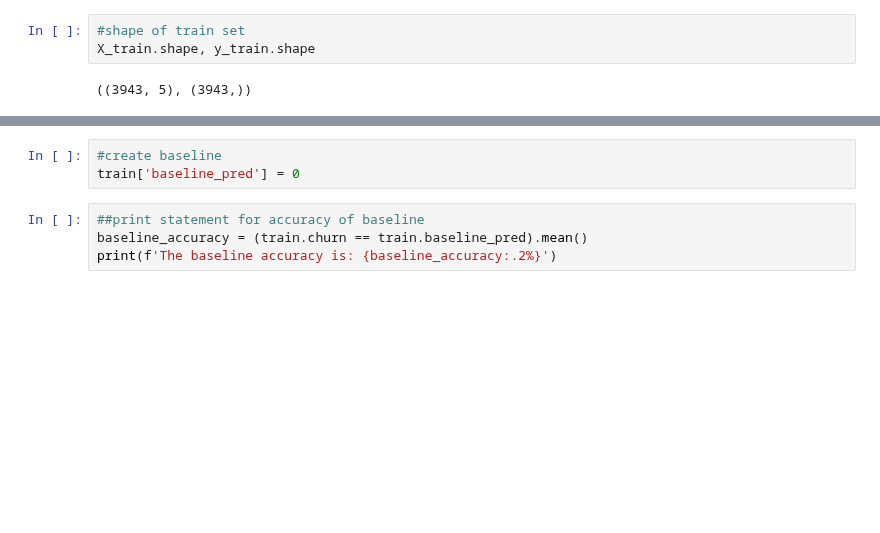
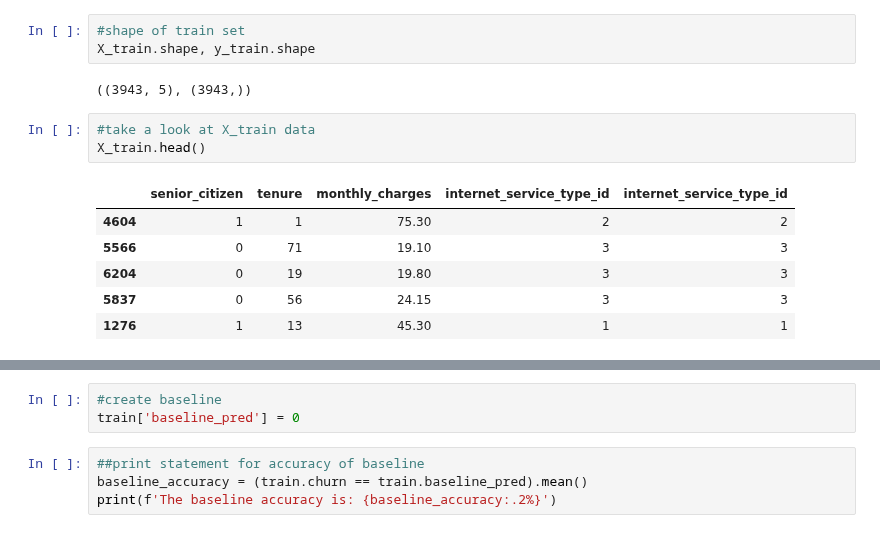
Before and after one commit to natasharivers/Classification_Projec, a Jupyter notebook: Final_Notebook.ipynb, the cells around one changed output, grey strips where cells are left out. Cells and saved outputs as stored; diff of their text form; blank space fills up the shorter version.

```diff
--- a/Final_Notebook.ipynb
+++ b/Final_Notebook.ipynb
@@ -463,3 +483,13 @@ y_test= test[y_col]
 X_train.shape, y_train.shape
 # %% [output]
 ((3943, 5), (3943,))
+# %%
+#take a look at X_train data
+X_train.head()
+# %% [output]
+|  | senior_citizen | tenure | monthly_charges | internet_service_type_id | internet_service_type_id |
+| 4604 | 1 | 1 | 75.30 | 2 | 2 |
+| 5566 | 0 | 71 | 19.10 | 3 | 3 |
+| 6204 | 0 | 19 | 19.80 | 3 | 3 |
+| 5837 | 0 | 56 | 24.15 | 3 | 3 |
+| 1276 | 1 | 13 | 45.30 | 1 | 1 |
```
Also changed, not shown: parts of 25 cells of this notebook.
